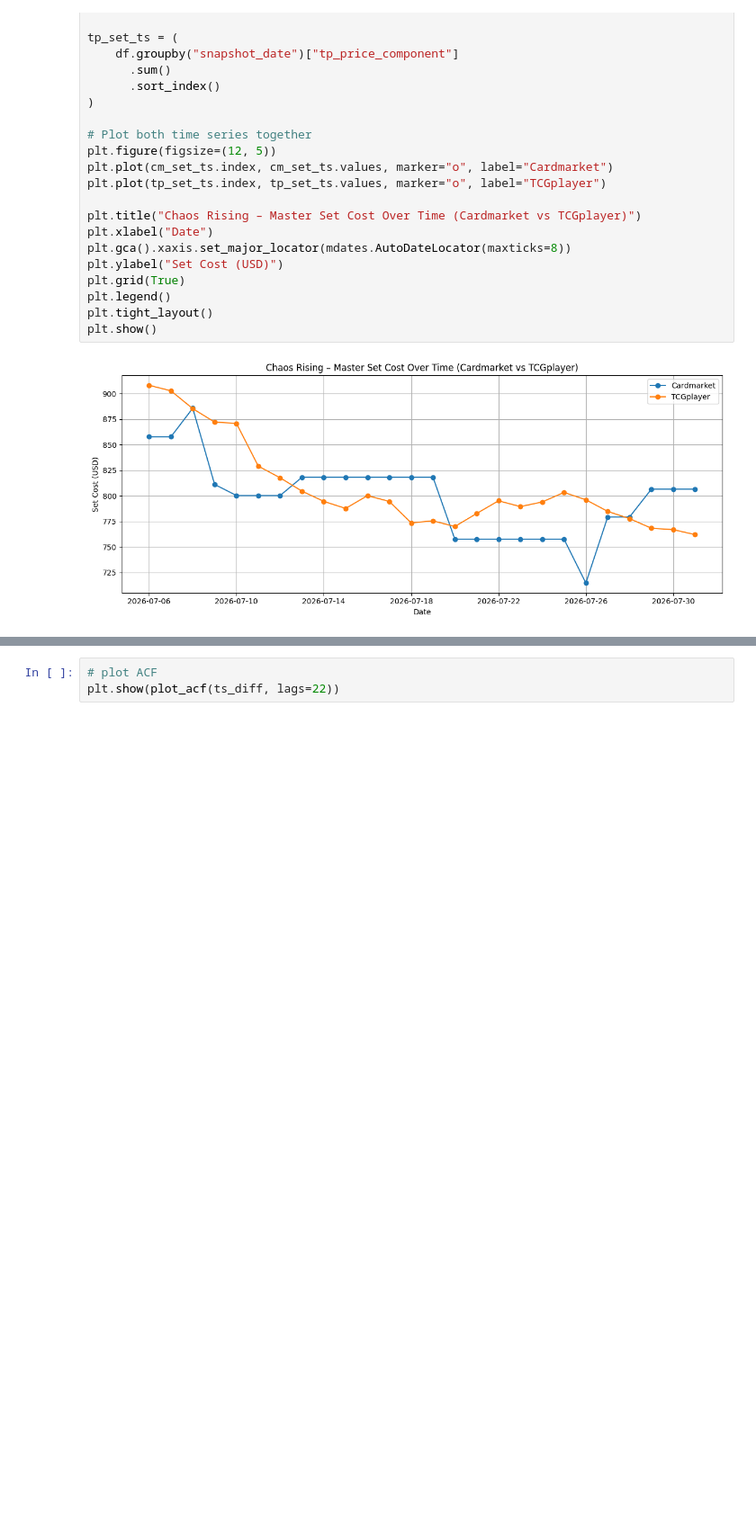
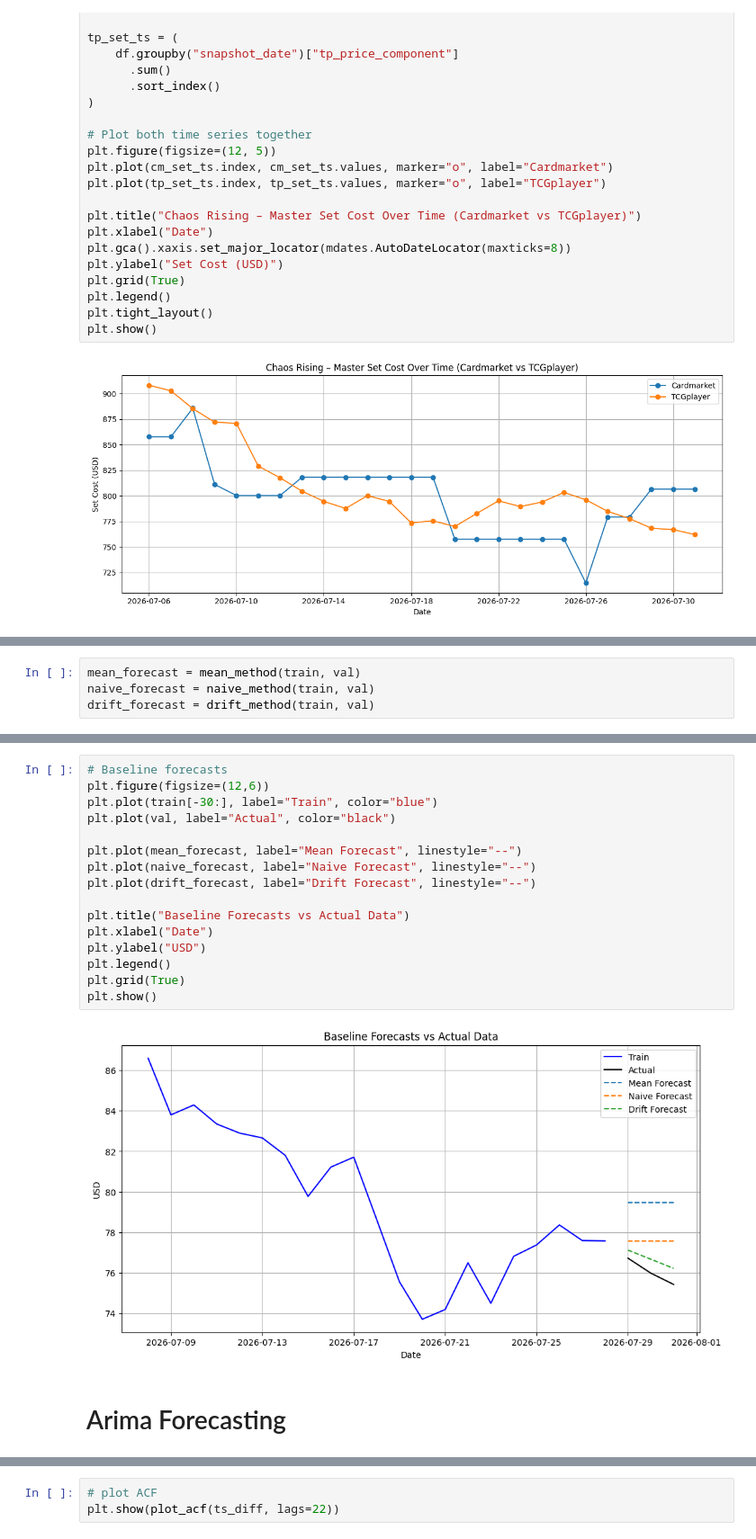
Before and after one commit to Snewski/Pokemon-TCG-Data, a Jupyter notebook: src/analysis.ipynb, the cells around one changed output, grey strips where cells are left out. Shown at 90% size. Saved outputs shown, nothing was run; the diff lists cells and outputs as text; blank space fills up the shorter version.

```diff
--- a/src/analysis.ipynb
+++ b/src/analysis.ipynb
@@ -246,0 +286,4 @@ ts = psyduck["tp_holofoil_marketPrice"].dropna()
+# %%
+mean_forecast = mean_method(train, val)
+naive_forecast = naive_method(train, val)
+drift_forecast = drift_method(train, val)
@@ -246,0 +313,20 @@ ts = psyduck["tp_holofoil_marketPrice"].dropna()
+# %%
+# Baseline forecasts
+plt.figure(figsize=(12,6))
+plt.plot(train[-30:], label="Train", color="blue")
+plt.plot(val, label="Actual", color="black")
+
+plt.plot(mean_forecast, label="Mean Forecast", linestyle="--")
+plt.plot(naive_forecast, label="Naive Forecast", linestyle="--")
+plt.plot(drift_forecast, label="Drift Forecast", linestyle="--")
+
+plt.title("Baseline Forecasts vs Actual Data")
+plt.xlabel("Date")
+plt.ylabel("USD")
+plt.legend()
+plt.grid(True)
+plt.show()
+# %% [output]
+[figure, added]
+# %% [markdown]
+# Arima Forecasting
```
Also changed, not shown: parts of 28 cells of this notebook, 21 other files.
